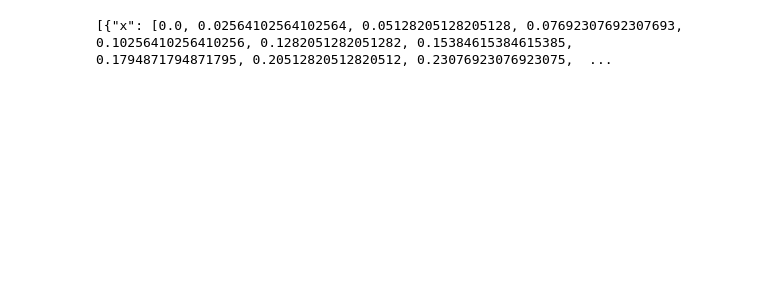
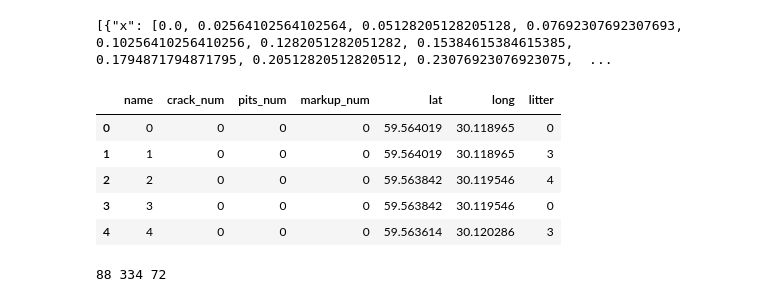
Before and after one commit to guleroman/hackgatchina, a Jupyter notebook: microblog/Data_visual.ipynb, the cells around one changed output. Cells and saved outputs as stored; diff of their text form; code cells hidden in the pictures; blank space fills up the shorter version.

```diff
--- a/microblog/Data_visual.ipynb
+++ b/microblog/Data_visual.ipynb
@@ -206,3 +261,13 @@ graphJSON = json.dumps(data, cls=plotly.utils.PlotlyJSONEncoder)
 print (graphJSON)
 # %% [output]
 [{"x": [0.0, 0.02564102564102564, 0.05128205128205128, 0.07692307692307693, 0.10256410256410256, 0.1282051282051282, 0.15384615384615385, 0.1794871794871795, 0.20512820512820512, 0.23076923076923075,  ...
+# %%
+df = pd.read_csv('new (1).csv', sep=',')
+df.head()
+# %% [output]
+|  | name | crack_num | pits_num | markup_num | lat | long | litter |
+| 0 | 0 | 0 | 0 | 0 | 59.564019 | 30.118965 | 0 |
+| 1 | 1 | 0 | 0 | 0 | 59.564019 | 30.118965 | 3 |
+| 2 | 2 | 0 | 0 | 0 | 59.563842 | 30.119546 | 4 |
+| 3 | 3 | 0 | 0 | 0 | 59.563842 | 30.119546 | 0 |
+| 4 | 4 | 0 | 0 | 0 | 59.563614 | 30.120286 | 3 |
@@ -208,0 +278,4 @@ print (graphJSON)
+# %%
+print (len(df11),len(df12),len(df13))
+# %% [output]
+88 334 72
```
Also changed, not shown: parts of 10 cells of this notebook, 11 other files.
